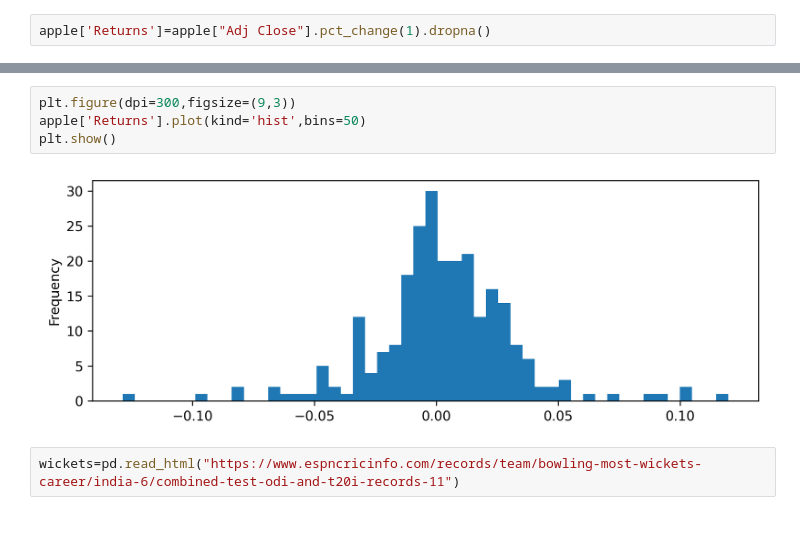
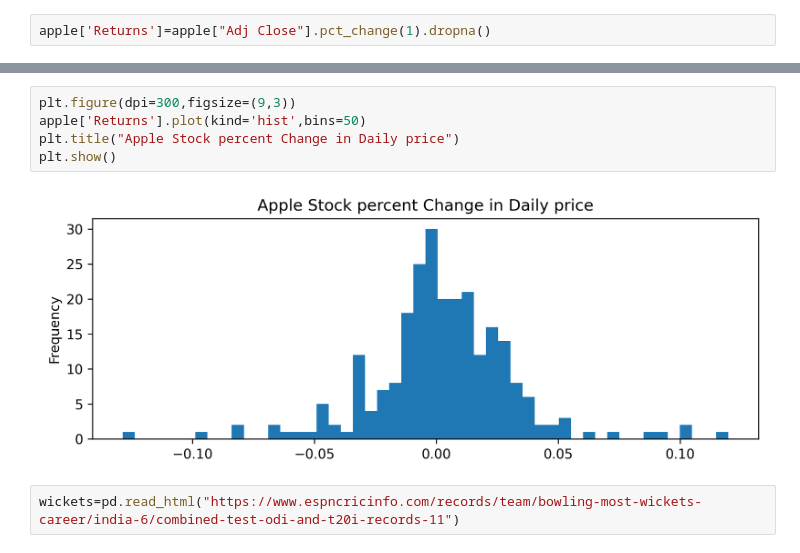
Before and after one commit to Aditya11013/Assignments, a Jupyter notebook: Applied stat/programming assignment-2.ipynb, the cells around one changed output, grey strips where cells are left out. Saved outputs shown, nothing was run; the diff lists cells and outputs as text; blank space fills up the shorter version.

```diff
--- a/Applied stat/programming assignment-2.ipynb
+++ b/Applied stat/programming assignment-2.ipynb
@@ -28,9 +28,10 @@ Name: Returns, Length: 253, dtype: float64
 # %%
 plt.figure(dpi=300,figsize=(9,3))
 apple['Returns'].plot(kind='hist',bins=50)
+plt.title("Apple Stock percent Change in Daily price")
 plt.show()
 # %% [output]
-[figure, old version]
+[figure, new version]
 # %%
 wickets=pd.read_html("https://www.espncricinfo.com/records/team/bowling-most-wickets-career/india-6/combined-test-odi-and-t20i-records-11")
 # %%
```
Also changed, not shown: parts of 2 cells of this notebook.
